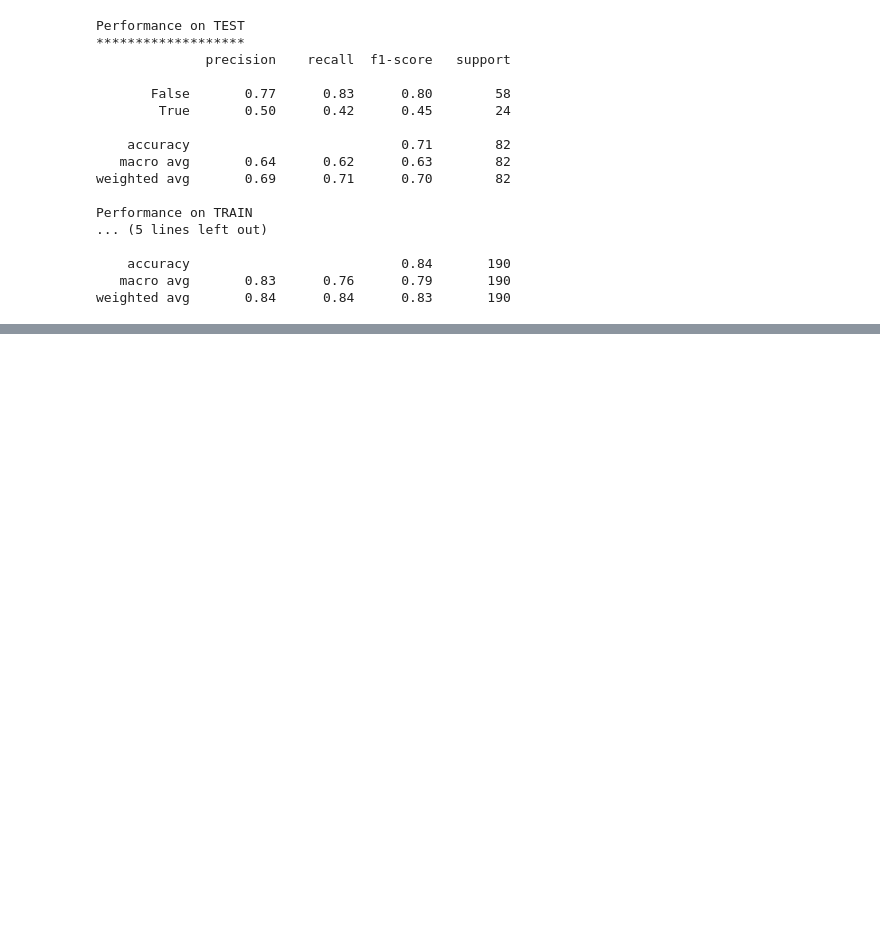
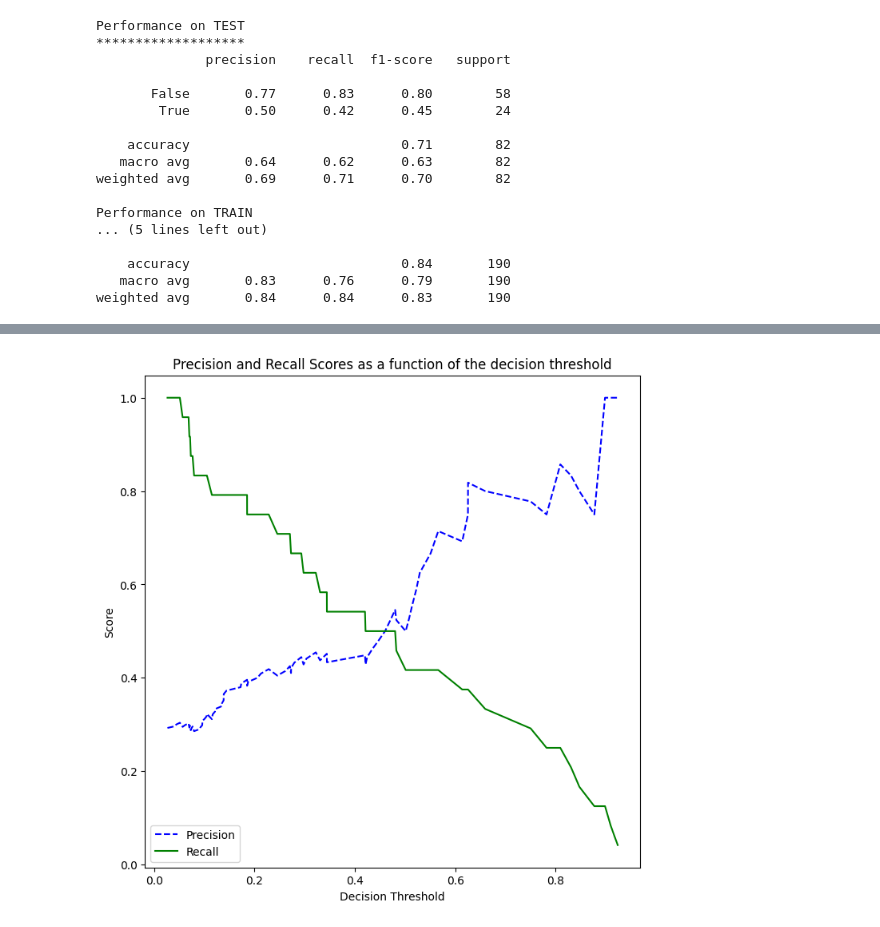
Before and after one commit to aJimenez19037/COE379L-Projects, a Jupyter notebook: Project4/XGBoost.ipynb, the cells around one changed output, grey strips where cells are left out. Cells and saved outputs as stored; diff of their text form; code cells hidden in the pictures; blank space fills up the shorter version.

```diff
--- a/Project4/XGBoost.ipynb
+++ b/Project4/XGBoost.ipynb
@@ -239,0 +269,8 @@ with open('recall_xgb2', 'wb') as f:
+# %%
+Y_probs = recall_xgb2.predict_proba(x_test)[0:,1]
+
+# the precision_recall_curve function from sklearn returns three parameters
+precisions, recalls, thresholds = precision_recall_curve(y_test, Y_probs)
+plot_precision_recall_vs_threshold(precisions, recalls, thresholds)
+# %% [output]
+[figure, added]
```
Also changed, not shown: parts of 2 cells of this notebook.
